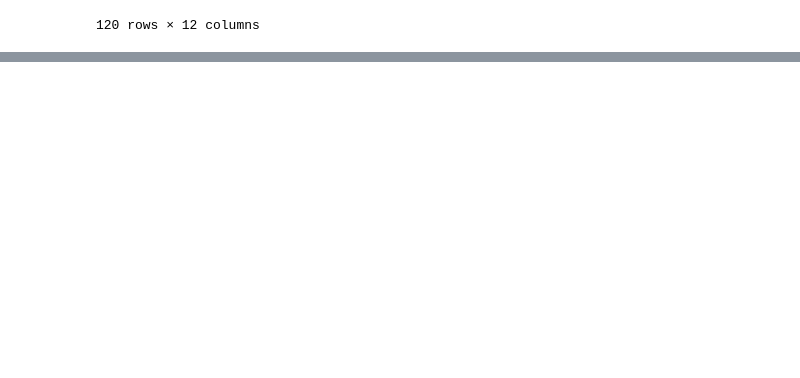
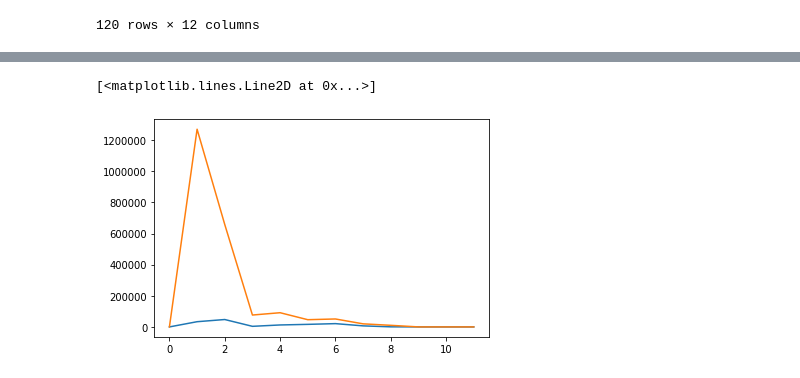
Before and after one commit to ChiragBellara/BrainKey, a Jupyter notebook: EEG Data Mining Module/Data Preprocessing.ipynb, the cells around one changed output, grey strips where cells are left out. Drawn from its saved outputs; the diff is of its cells as text; code cells hidden in the pictures; blank space fills up the shorter version.

Commit message:
Data Preprocessing

```diff
--- a/EEG Data Mining Module/Data Preprocessing.ipynb
+++ b/EEG Data Mining Module/Data Preprocessing.ipynb
@@ -67,0 +84,3 @@ eegDataFrame
+# %%
+dataArray = eegDataFrame.values
+print(dataArray)
@@ -67,0 +173,7 @@ eegDataFrame
+# %%
+# Plot of the subjects Attention & Meditation Power
+plt.plot(dataArray[-1], label = "Attention")
+plt.plot(dataArray[-2], label = "Meditation")
+# %% [output]
+[<matplotlib.lines.Line2D at 0x...>]
+[figure, added]
```
Also changed, not shown: parts of 10 cells of this notebook.
